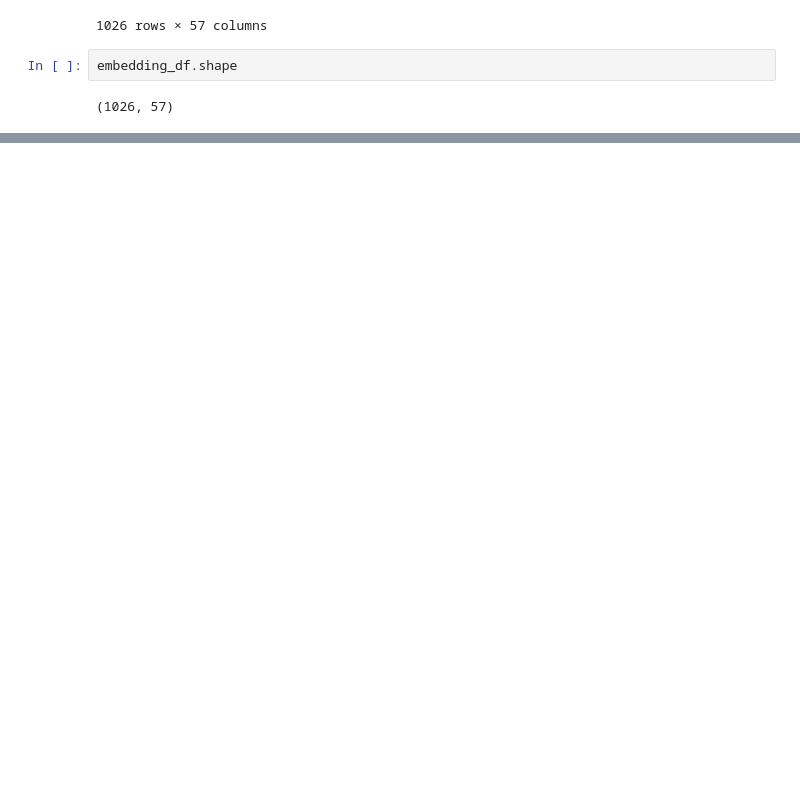
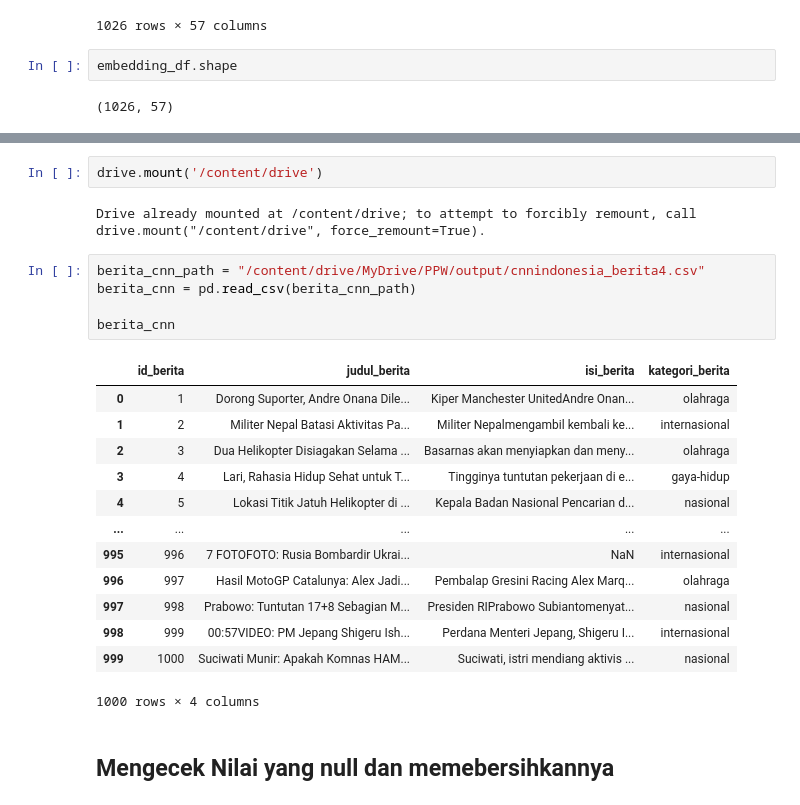
Before and after one commit to ahyaac/PPW, a Jupyter notebook: _sources/tugass/tugas5_cbow&tf-idf.ipynb, the cells around one changed output, grey strips where cells are left out. Drawn from its saved outputs; the diff is of its cells as text; blank space fills up the shorter version.

```diff
--- a/_sources/tugass/tugas5_cbow&tf-idf.ipynb
+++ b/_sources/tugass/tugas5_cbow&tf-idf.ipynb
@@ -383,0 +400,25 @@ embedding_df.shape
+# %%
+drive.mount('/content/drive')
+# %% [output]
+Drive already mounted at /content/drive; to attempt to forcibly remount, call drive.mount("/content/drive", force_remount=True).
+# %%
+berita_cnn_path = "/content/drive/MyDrive/PPW/output/cnnindonesia_berita4.csv"
+berita_cnn = pd.read_csv(berita_cnn_path)
+
+berita_cnn
+# %% [output]
+|  | id_berita | judul_berita | isi_berita | kategori_berita |
+| 0 | 1 | Dorong Suporter, Andre Onana Dile... | Kiper Manchester UnitedAndre Onan... | olahraga |
+| 1 | 2 | Militer Nepal Batasi Aktivitas Pa... | Militer Nepalmengambil kembali ke... | internasional |
+| 2 | 3 | Dua Helikopter Disiagakan Selama ... | Basarnas akan menyiapkan dan meny... | olahraga |
+| 3 | 4 | Lari, Rahasia Hidup Sehat untuk T... | Tingginya tuntutan pekerjaan di e... | gaya-hidup |
+| 4 | 5 | Lokasi Titik Jatuh Helikopter di ... | Kepala Badan Nasional Pencarian d... | nasional |
+| ... | ... | ... | ... | ... |
+| 995 | 996 | 7 FOTOFOTO: Rusia Bombardir Ukrai... | NaN | internasional |
+| 996 | 997 | Hasil MotoGP Catalunya: Alex Jadi... | Pembalap Gresini Racing Alex Marq... | olahraga |
+| 997 | 998 | Prabowo: Tuntutan 17+8 Sebagian M... | Presiden RIPrabowo Subiantomenyat... | nasional |
+| 998 | 999 | 00:57VIDEO: PM Jepang Shigeru Ish... | Perdana Menteri Jepang, Shigeru I... | internasional |
+| 999 | 1000 | Suciwati Munir: Apakah Komnas HAM... | Suciwati, istri mendiang aktivis ... | nasional |
+1000 rows × 4 columns
+# %% [markdown]
+## **Mengecek Nilai yang null dan memebersihkannya**
```
Also changed, not shown: parts of 33 cells of this notebook, 7 other files.
